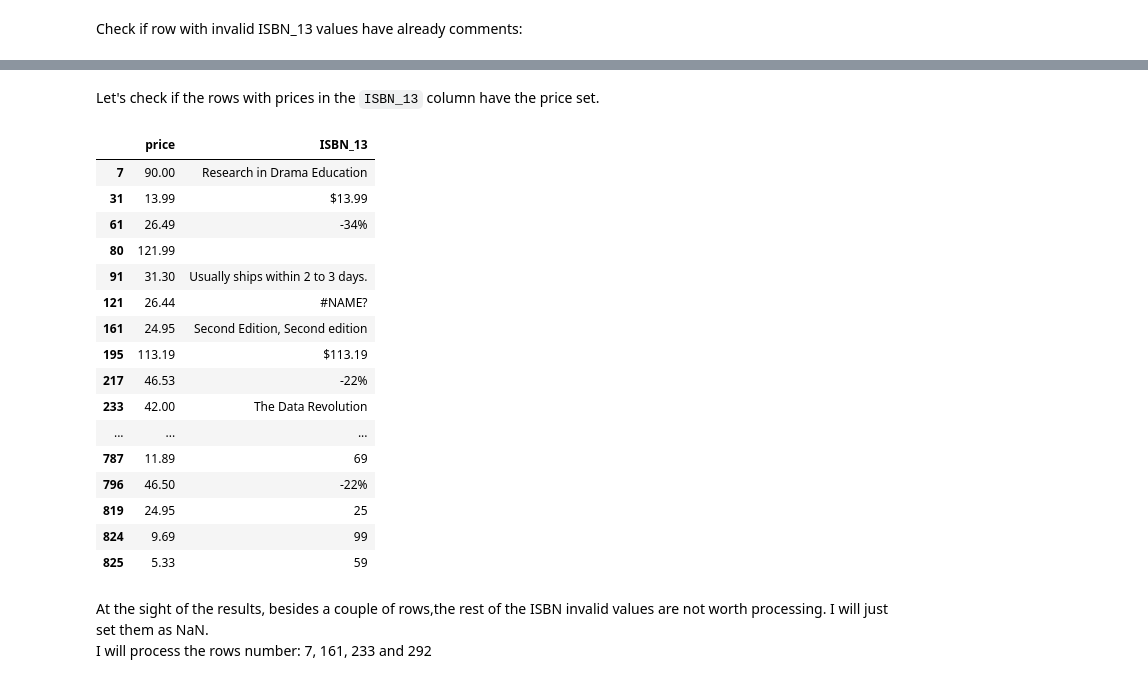
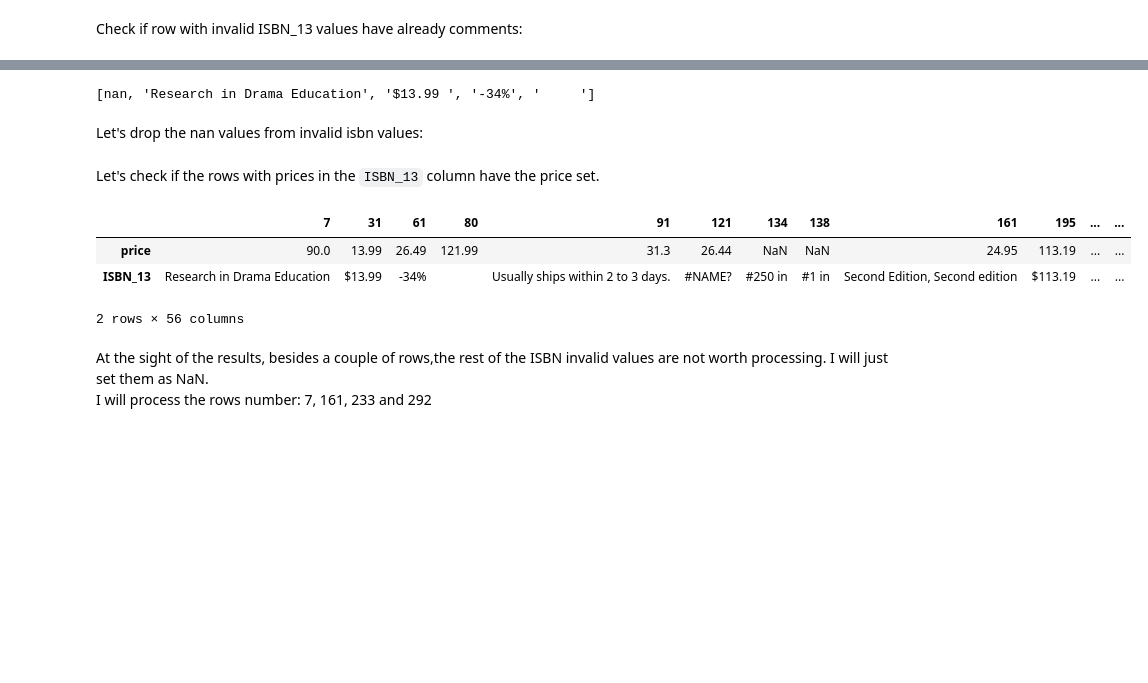
Before and after one commit to chusk2/data_cleaning, a Jupyter notebook: data_science_books/data_science_books.ipynb, the cells around one changed output, grey strips where cells are left out. Saved outputs shown, nothing was run; the diff lists cells and outputs as text; code cells hidden in the pictures; blank space fills up the shorter version.

Commit message:
Finished data science books dataset cleaning

```diff
--- a/data_science_books/data_science_books.ipynb
+++ b/data_science_books/data_science_books.ipynb
@@ -442,25 +460,22 @@ invalid_isbn_values = df.ISBN_13 [ df.ISBN_13.str.len() != 14].unique()
+# %%
+invalid_isbn_values = list(df.ISBN_13 [ df.ISBN_13.str.len() != 14].unique())
+# %%
+invalid_isbn_values[:5]
+# %% [output]
+[nan, 'Research in Drama Education', '$13.99 ', '-34%', '     ']
+# %% [markdown]
+Let's drop the nan values from invalid isbn values:
+# %%
+invalid_isbn_values = invalid_isbn_values[1:]
 # %% [markdown]
 Let's check if the rows with prices in the `ISBN_13` column have the price set.
 # %%
-df[['price', 'ISBN_13']][df.ISBN_13.isin(invalid_isbn_values)].dropna()
+df[['price', 'ISBN_13']][df.ISBN_13.isin(invalid_isbn_values)].T
 # %% [output]
-|  | price | ISBN_13 |
-| 7 | 90.00 | Research in Drama Education |
-| 31 | 13.99 | $13.99 |
-| 61 | 26.49 | -34% |
-| 80 | 121.99 |  |
-| 91 | 31.30 | Usually ships within 2 to 3 days. |
-| 121 | 26.44 | #NAME? |
-| 161 | 24.95 | Second Edition, Second edition |
-| 195 | 113.19 | $113.19 |
-| 217 | 46.53 | -22% |
-| 233 | 42.00 | The Data Revolution |
-| ... | ... | ... |
-| 787 | 11.89 | 69 |
-| 796 | 46.50 | -22% |
-| 819 | 24.95 | 25 |
-| 824 | 9.69 | 99 |
-| 825 | 5.33 | 59 |
+|  | 7 | 31 | 61 | 80 | 91 | 121 | 134 | 138 | 161 | 195 | ... | ... |
+| price | 90.0 | 13.99 | 26.49 | 121.99 | 31.3 | 26.44 | NaN | NaN | 24.95 | 113.19 | ... | ... |
+| ISBN_13 | Research in Drama Education | $13.99 | -34% |  | Usually ships within 2 to 3 days. | #NAME? | #250 in | #1 in | Second Edition, Second edition | $113.19 | ... | ... |
+2 rows × 56 columns
 # %% [markdown]
 At the sight of the results, besides a couple of rows,the rest of the ISBN invalid values are not worth processing. I will just set them as NaN.
 I will process the rows number: 7, 161, 233 and 292
```
Also changed, not shown: parts of 52 cells of this notebook, 2 other files.
